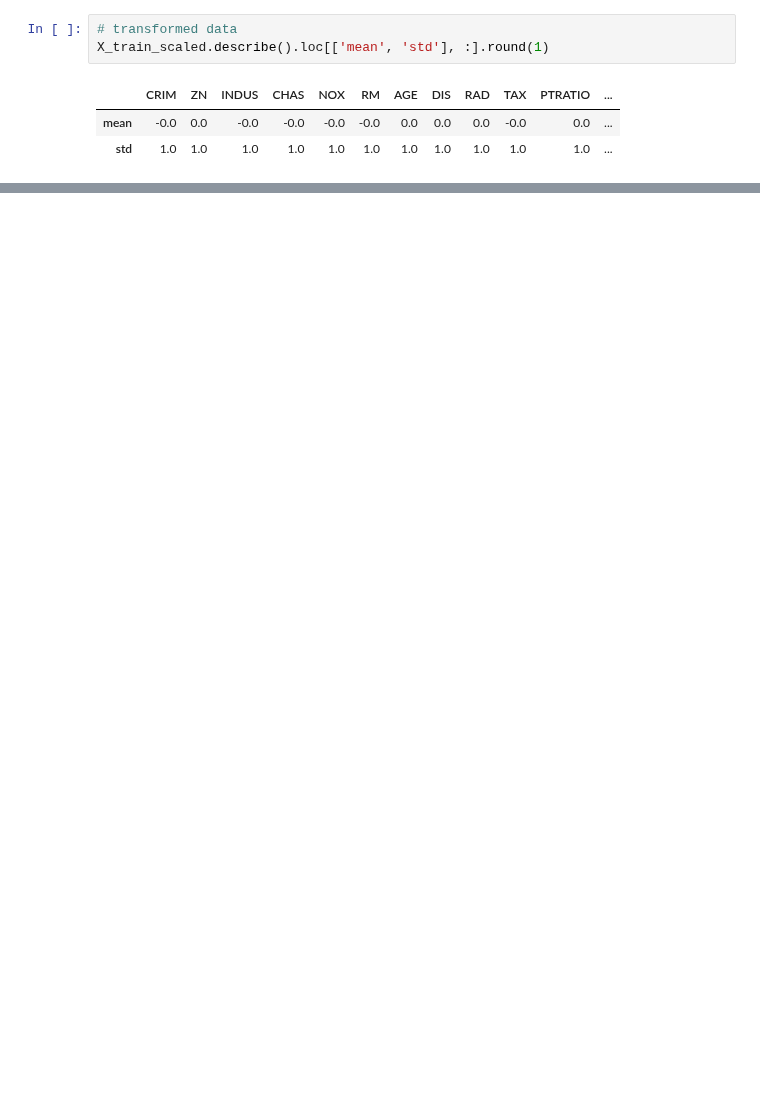
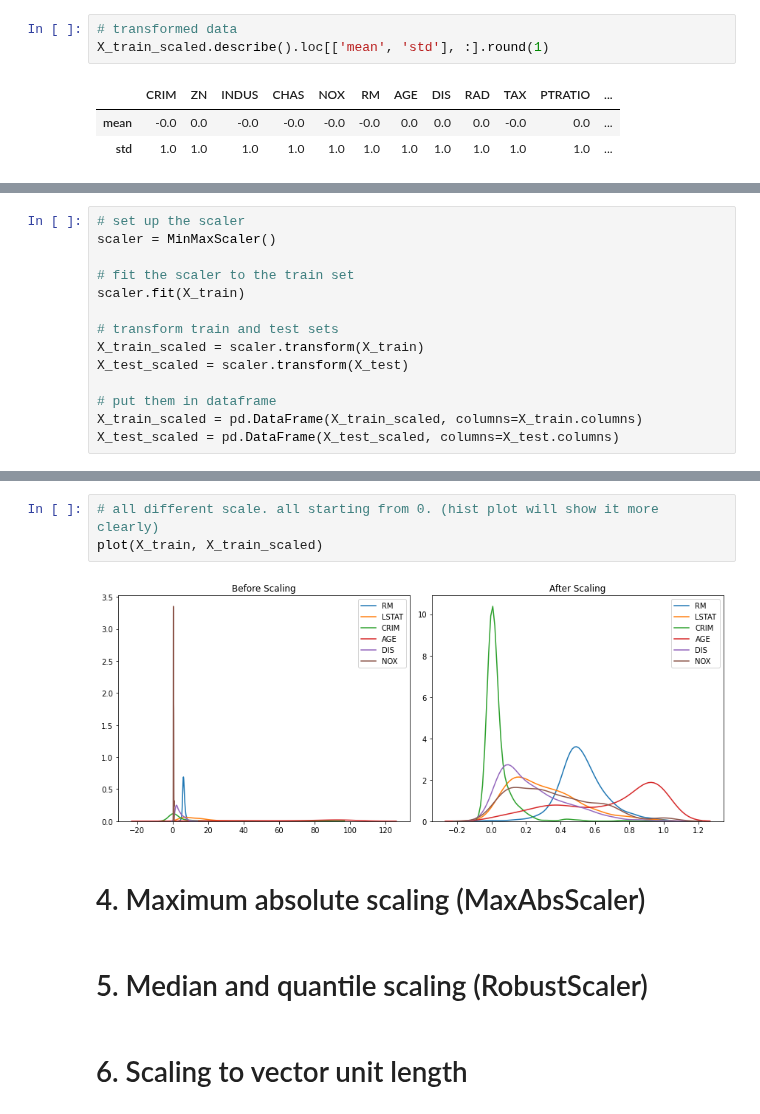
Before and after one commit to mkang32/feature-engineering, a Jupyter notebook: notebooks/6.feature_scaling/feature_scaling.ipynb, the cells around one changed output, grey strips where cells are left out. Cells and saved outputs as stored; diff of their text form; blank space fills up the shorter version.

```diff
--- a/notebooks/6.feature_scaling/feature_scaling.ipynb
+++ b/notebooks/6.feature_scaling/feature_scaling.ipynb
@@ -180,0 +196,14 @@ plt.show()
+# %%
+# set up the scaler
+scaler = MinMaxScaler()
+
+# fit the scaler to the train set
+scaler.fit(X_train)
+
+# transform train and test sets
+X_train_scaled = scaler.transform(X_train)
+X_test_scaled = scaler.transform(X_test)
+
+# put them in dataframe
+X_train_scaled = pd.DataFrame(X_train_scaled, columns=X_train.columns)
+X_test_scaled = pd.DataFrame(X_test_scaled, columns=X_test.columns)
@@ -180,0 +217,11 @@ plt.show()
+# %%
+# all different scale. all starting from 0. (hist plot will show it more clearly)
+plot(X_train, X_train_scaled)
+# %% [output]
+[figure, added]
+# %% [markdown]
+# 4. Maximum absolute scaling (MaxAbsScaler)
+# %% [markdown]
+# 5. Median and quantile scaling (RobustScaler)
+# %% [markdown]
+# 6. Scaling to vector unit length
```
Also changed, not shown: parts of 17 cells of this notebook.
